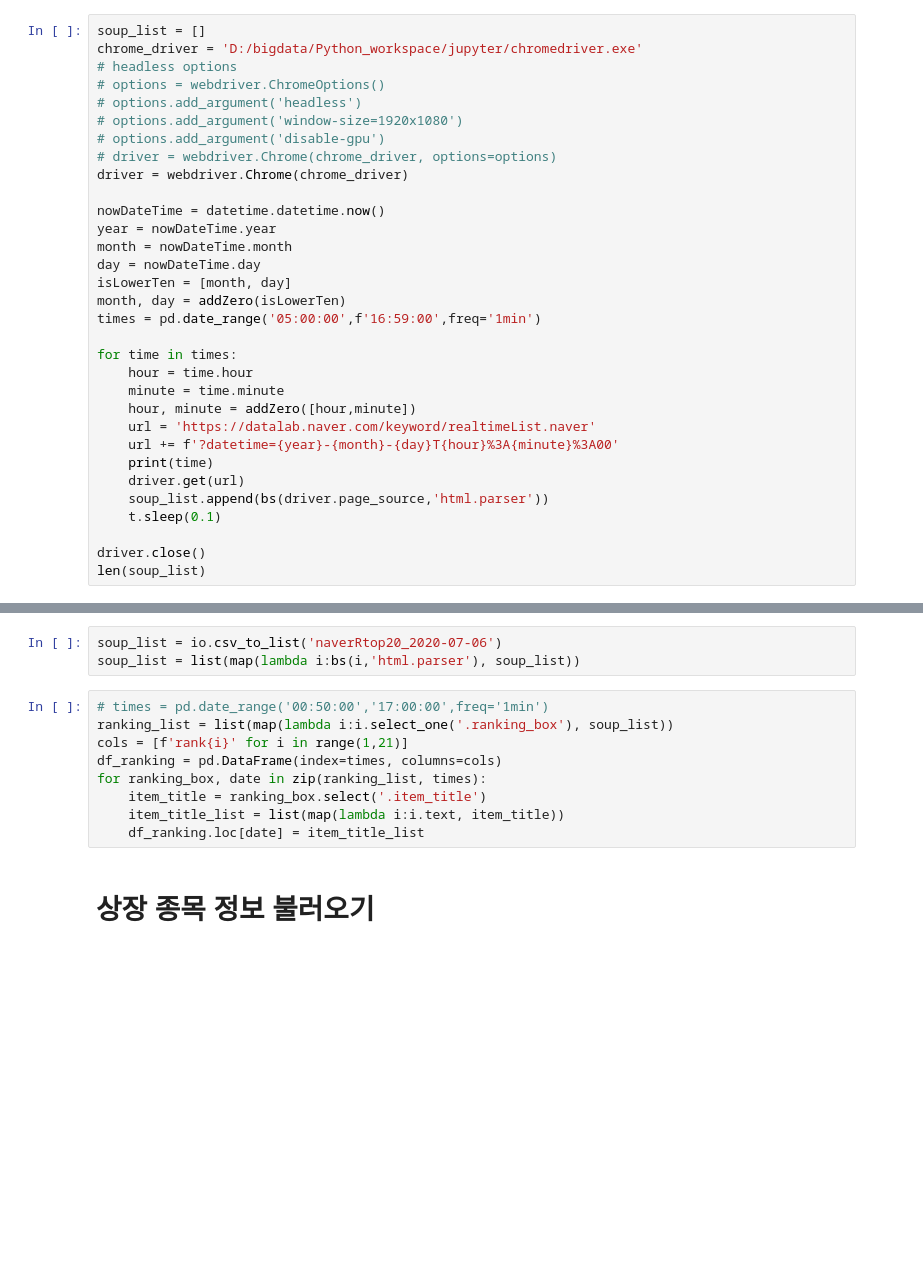
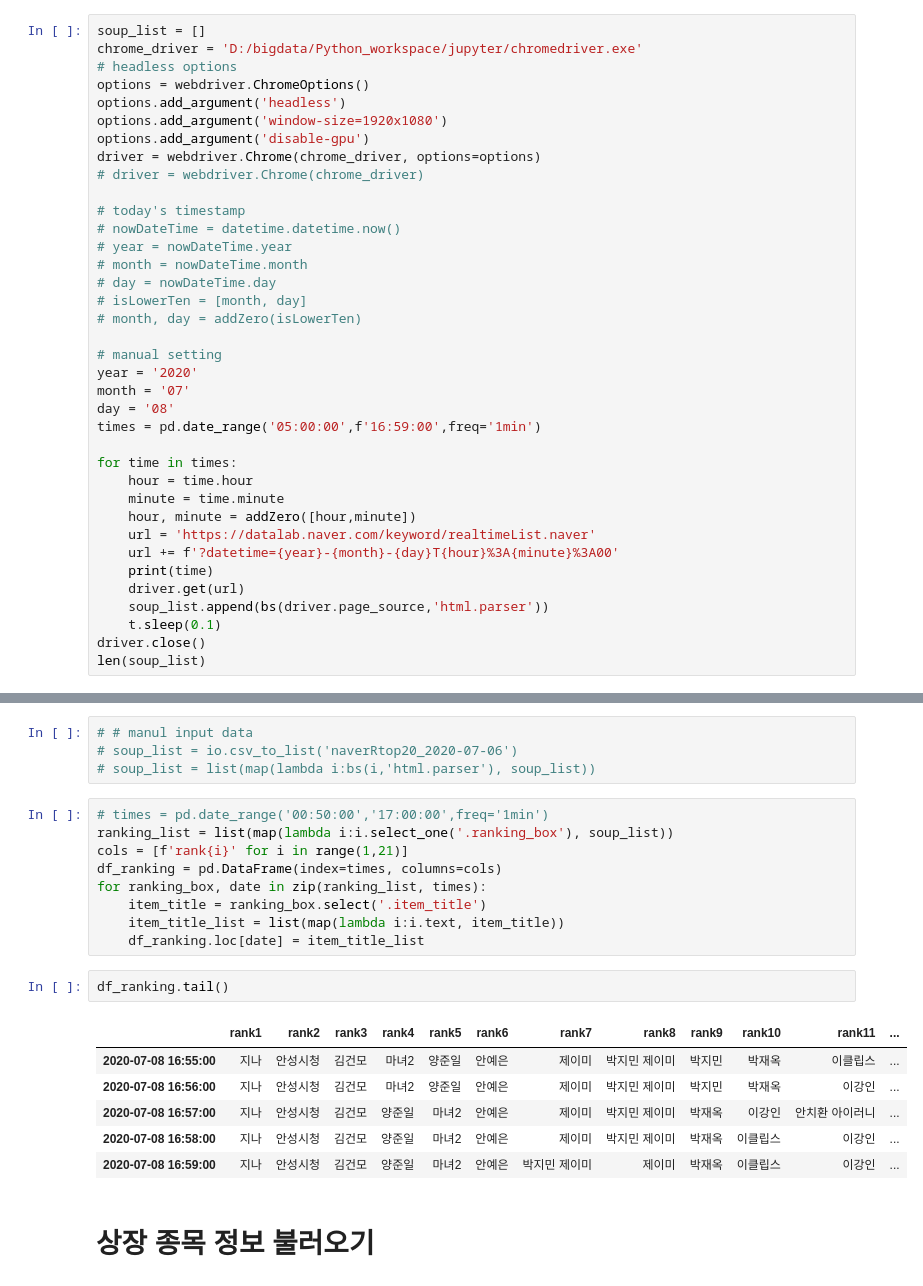
Before and after one commit to kimhg9511/stock-keyword, a Jupyter notebook: python_ws/DailyNaverTop20Crawling.ipynb, the cells around one changed output, grey strips where cells are left out. Cells and saved outputs as stored; diff of their text form; blank space fills up the shorter version.

```diff
--- a/python_ws/DailyNaverTop20Crawling.ipynb
+++ b/python_ws/DailyNaverTop20Crawling.ipynb
@@ -29,19 +29,25 @@ def addZero(isLowerTen):
 soup_list = []
 chrome_driver = 'D:/bigdata/Python_workspace/jupyter/chromedriver.exe'
 # headless options
-# options = webdriver.ChromeOptions()
-# options.add_argument('headless')
-# options.add_argument('window-size=1920x1080')
-# options.add_argument('disable-gpu')
-# driver = webdriver.Chrome(chrome_driver, options=options)
-driver = webdriver.Chrome(chrome_driver)
+options = webdriver.ChromeOptions()
+options.add_argument('headless')
+options.add_argument('window-size=1920x1080')
+options.add_argument('disable-gpu')
+driver = webdriver.Chrome(chrome_driver, options=options)
+# driver = webdriver.Chrome(chrome_driver)
 
-nowDateTime = datetime.datetime.now()
-year = nowDateTime.year
-month = nowDateTime.month
-day = nowDateTime.day
-isLowerTen = [month, day]
-month, day = addZero(isLowerTen)
+# today's timestamp
+# nowDateTime = datetime.datetime.now()
+# year = nowDateTime.year
+# month = nowDateTime.month
+# day = nowDateTime.day
+# isLowerTen = [month, day]
+# month, day = addZero(isLowerTen)
+
+# manual setting
+year = '2020'
+month = '07'
+day = '08'
 times = pd.date_range('05:00:00',f'16:59:00',freq='1min')
 
 for time in times:
@@ -54,7 +60,6 @@ for time in times:
     driver.get(url)
     soup_list.append(bs(driver.page_source,'html.parser'))
     t.sleep(0.1)
-
 driver.close()
 len(soup_list)
 # %% [output]
@@ -93,8 +97,9 @@ WebDriverException: Message: chrome not reachable
 ### row : 시간
 ### column : rank1~20
 # %%
-soup_list = io.csv_to_list('naverRtop20_2020-07-06')
-soup_list = list(map(lambda i:bs(i,'html.parser'), soup_list))
+# # manul input data
+# soup_list = io.csv_to_list('naverRtop20_2020-07-06')
+# soup_list = list(map(lambda i:bs(i,'html.parser'), soup_list))
 # %%
 # times = pd.date_range('00:50:00','17:00:00',freq='1min')
 ranking_list = list(map(lambda i:i.select_one('.ranking_box'), soup_list))
@@ -104,6 +109,15 @@ for ranking_box, date in zip(ranking_list, times):
     item_title = ranking_box.select('.item_title')
     item_title_list = list(map(lambda i:i.text, item_title))
     df_ranking.loc[date] = item_title_list
+# %%
+df_ranking.tail()
+# %% [output]
+|  | rank1 | rank2 | rank3 | rank4 | rank5 | rank6 | rank7 | rank8 | rank9 | rank10 | rank11 | ... |
+| 2020-07-08 16:55:00 | 지나 | 안성시청 | 김건모 | 마녀2 | 양준일 | 안예은 | 제이미 | 박지민 제이미 | 박지민 | 박재옥 | 이클립스 | ... |
+| 2020-07-08 16:56:00 | 지나 | 안성시청 | 김건모 | 마녀2 | 양준일 | 안예은 | 제이미 | 박지민 제이미 | 박지민 | 박재옥 | 이강인 | ... |
+| 2020-07-08 16:57:00 | 지나 | 안성시청 | 김건모 | 양준일 | 마녀2 | 안예은 | 제이미 | 박지민 제이미 | 박재옥 | 이강인 | 안치환 아이러니 | ... |
+| 2020-07-08 16:58:00 | 지나 | 안성시청 | 김건모 | 양준일 | 마녀2 | 안예은 | 제이미 | 박지민 제이미 | 박재옥 | 이클립스 | 이강인 | ... |
+| 2020-07-08 16:59:00 | 지나 | 안성시청 | 김건모 | 양준일 | 마녀2 | 안예은 | 박지민 제이미 | 제이미 | 박재옥 | 이클립스 | 이강인 | ... |
 # %% [markdown]
 # 상장 종목 정보 불러오기
 # %%
```
Also changed, not shown: parts of 4 cells of this notebook, 6 other files.
